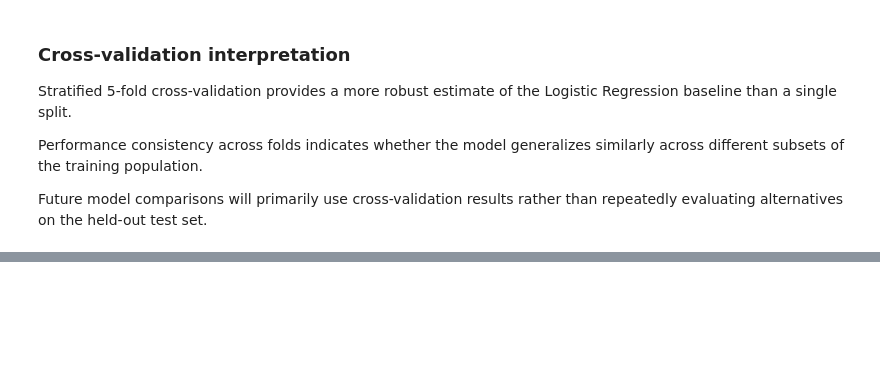
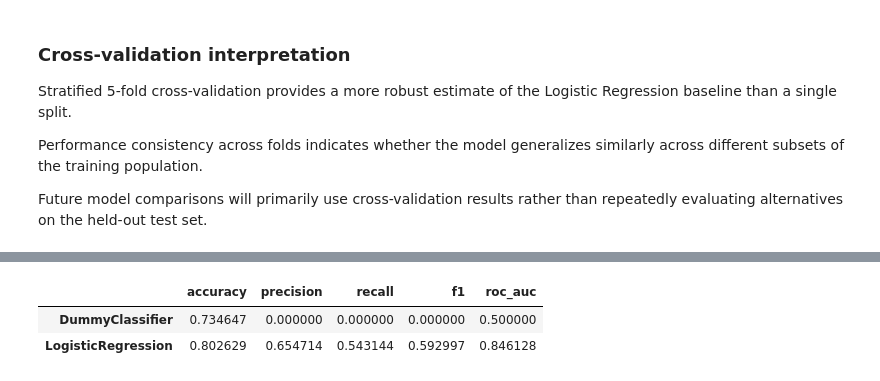
Before and after one commit to Pabloricoc/customer-churn-ml, a Jupyter notebook: notebooks/03_preprocessing_baseline.ipynb, the cells around one changed output, grey strips where cells are left out. Drawn from its saved outputs; the diff is of its cells as text; code cells hidden in the pictures; blank space fills up the shorter version.

Commit message:
feat(eval): compare baseline models and define evaluation strategy

```diff
--- a/notebooks/03_preprocessing_baseline.ipynb
+++ b/notebooks/03_preprocessing_baseline.ipynb
@@ -405,0 +412,42 @@ Future model comparisons will primarily use cross-validation results rather than
+# %%
+dummy_cv_results = cross_validate(
+    dummy_model,
+    X_train,
+    y_train,
+    cv=cv,
+    scoring=scoring,
+    n_jobs=-1
+)
+# %%
+dummy_cv_summary = {
+    "accuracy": dummy_cv_results["test_accuracy"].mean(),
+    "precision": dummy_cv_results["test_precision"].mean(),
+    "recall": dummy_cv_results["test_recall"].mean(),
+    "f1": dummy_cv_results["test_f1"].mean(),
+    "roc_auc": dummy_cv_results["test_roc_auc"].mean()
+}
+
+logistic_cv_summary = {
+    "accuracy": cv_results["test_accuracy"].mean(),
+    "precision": cv_results["test_precision"].mean(),
+    "recall": cv_results["test_recall"].mean(),
+    "f1": cv_results["test_f1"].mean(),
+    "roc_auc": cv_results["test_roc_auc"].mean()
+}
+# %%
+model_comparison = pd.DataFrame(
+    [
+        dummy_cv_summary,
+        logistic_cv_summary
+    ],
+    index=[
+        "DummyClassifier",
+        "LogisticRegression"
+    ]
+)
+
+model_comparison
+# %% [output]
+|  | accuracy | precision | recall | f1 | roc_auc |
+| DummyClassifier | 0.734647 | 0.000000 | 0.000000 | 0.000000 | 0.500000 |
+| LogisticRegression | 0.802629 | 0.654714 | 0.543144 | 0.592997 | 0.846128 |
```
Also changed, not shown: parts of 3 cells of this notebook.
